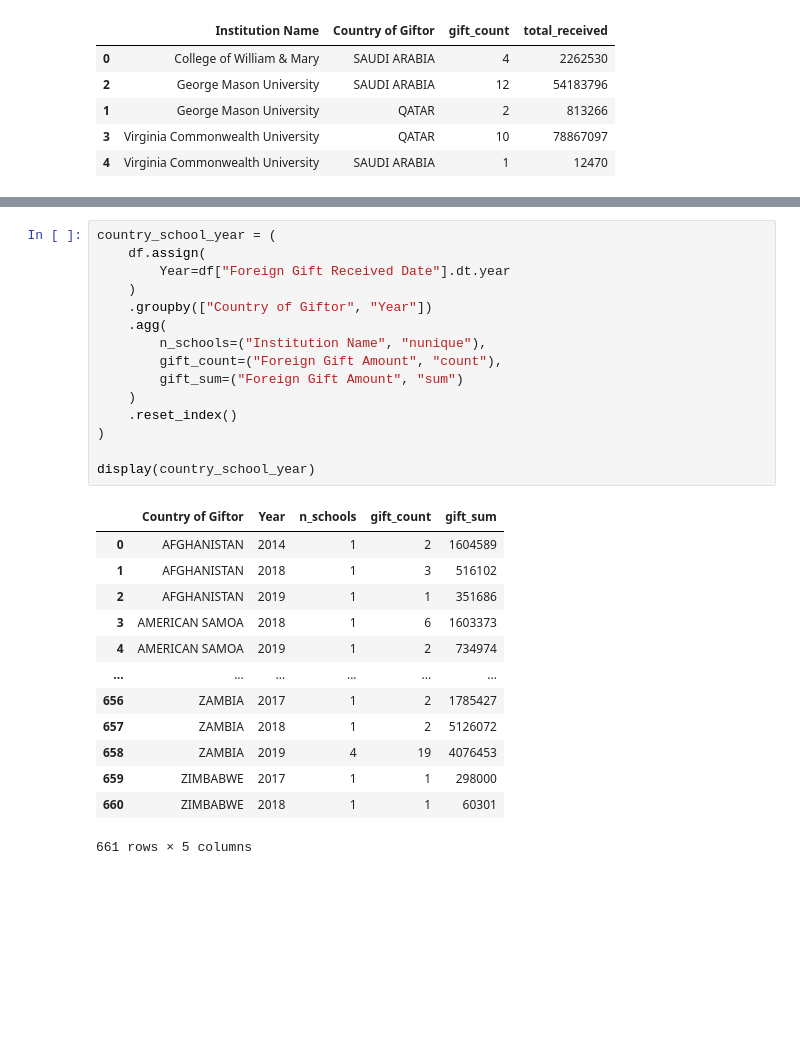
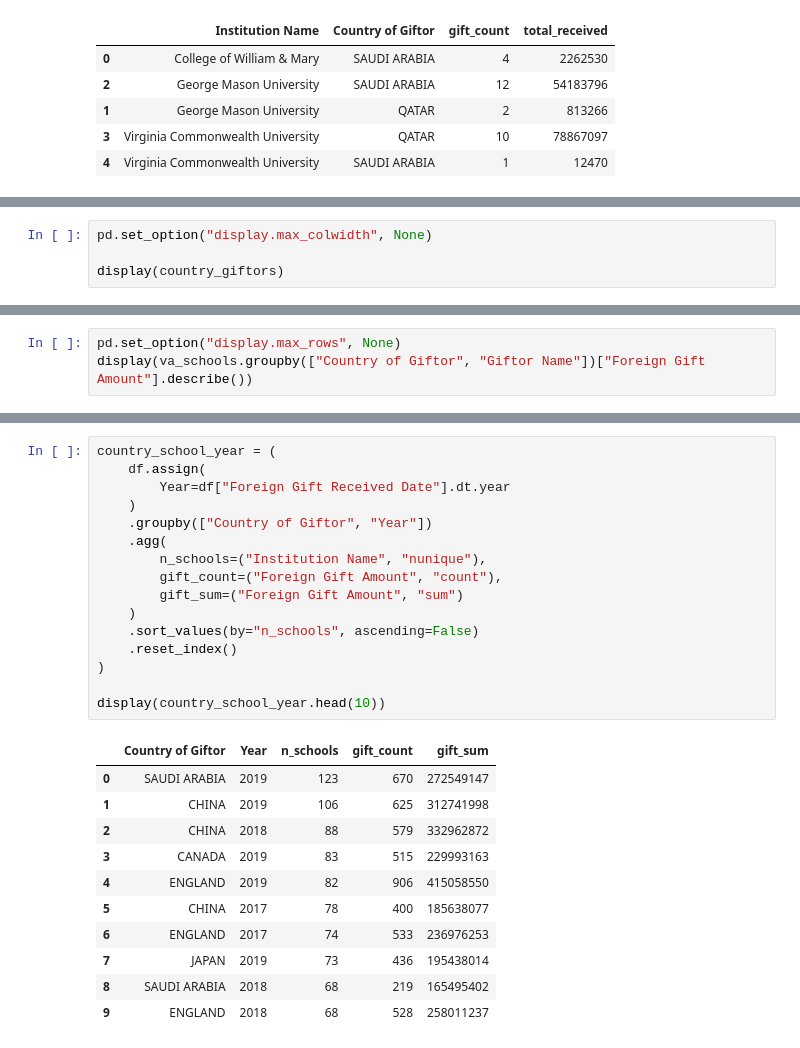
Before and after one commit to ae-phillips/uu_wrangling_and_eda, a Jupyter notebook: lab_1/uva_analysis.ipynb, the cells around one changed output, grey strips where cells are left out. Saved outputs shown, nothing was run; the diff lists cells and outputs as text; blank space fills up the shorter version.

```diff
--- a/lab_1/uva_analysis.ipynb
+++ b/lab_1/uva_analysis.ipynb
@@ -773,0 +808,4 @@ display(qatar_saudi_by_school)
+# %%
+pd.set_option("display.max_colwidth", None)
+
+display(country_giftors)
@@ -773,0 +852,3 @@ display(qatar_saudi_by_school)
+# %%
+pd.set_option("display.max_rows", None)
+display(va_schools.groupby(["Country of Giftor", "Giftor Name"])["Foreign Gift Amount"].describe())
@@ -800,32 +938,31 @@ Name: Institution Name, dtype: int64
 # %%
 country_school_year = (
     df.assign(
         Year=df["Foreign Gift Received Date"].dt.year
     )
     .groupby(["Country of Giftor", "Year"])
     .agg(
         n_schools=("Institution Name", "nunique"),
         gift_count=("Foreign Gift Amount", "count"),
         gift_sum=("Foreign Gift Amount", "sum")
     )
+    .sort_values(by="n_schools", ascending=False)
     .reset_index()
 )
 
-display(country_school_year)
+display(country_school_year.head(10))
 # %% [output]
 |  | Country of Giftor | Year | n_schools | gift_count | gift_sum |
-| 0 | AFGHANISTAN | 2014 | 1 | 2 | 1604589 |
-| 1 | AFGHANISTAN | 2018 | 1 | 3 | 516102 |
-| 2 | AFGHANISTAN | 2019 | 1 | 1 | 351686 |
-| 3 | AMERICAN SAMOA | 2018 | 1 | 6 | 1603373 |
-| 4 | AMERICAN SAMOA | 2019 | 1 | 2 | 734974 |
-| ... | ... | ... | ... | ... | ... |
-| 656 | ZAMBIA | 2017 | 1 | 2 | 1785427 |
-| 657 | ZAMBIA | 2018 | 1 | 2 | 5126072 |
-| 658 | ZAMBIA | 2019 | 4 | 19 | 4076453 |
-| 659 | ZIMBABWE | 2017 | 1 | 1 | 298000 |
-| 660 | ZIMBABWE | 2018 | 1 | 1 | 60301 |
+| 0 | SAUDI ARABIA | 2019 | 123 | 670 | 272549147 |
+| 1 | CHINA | 2019 | 106 | 625 | 312741998 |
+| 2 | CHINA | 2018 | 88 | 579 | 332962872 |
+| 3 | CANADA | 2019 | 83 | 515 | 229993163 |
+| 4 | ENGLAND | 2019 | 82 | 906 | 415058550 |
+| 5 | CHINA | 2017 | 78 | 400 | 185638077 |
+| 6 | ENGLAND | 2017 | 74 | 533 | 236976253 |
+| 7 | JAPAN | 2019 | 73 | 436 | 195438014 |
+| 8 | SAUDI ARABIA | 2018 | 68 | 219 | 165495402 |
+| 9 | ENGLAND | 2018 | 68 | 528 | 258011237 |
-661 rows × 5 columns
 # %%
 country_consistency = (
     country_school_year
```
Also changed, not shown: parts of 25 cells of this notebook.
